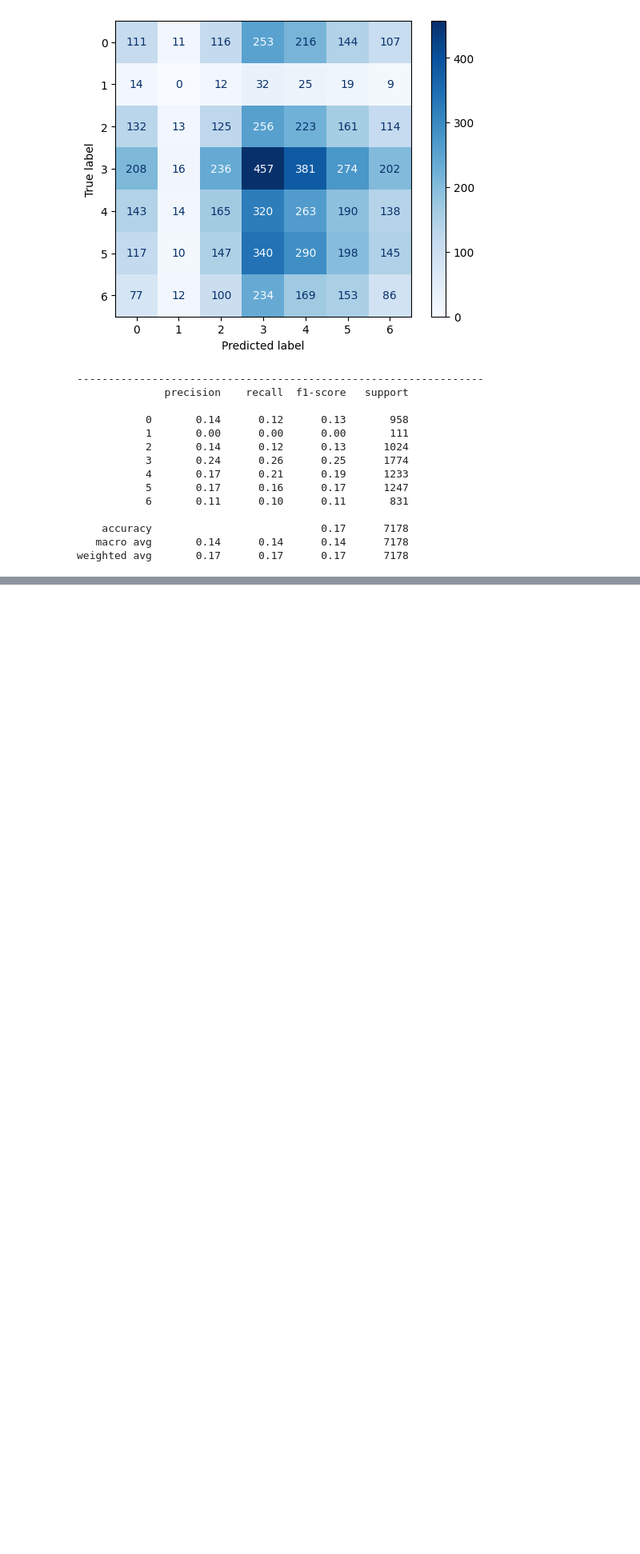
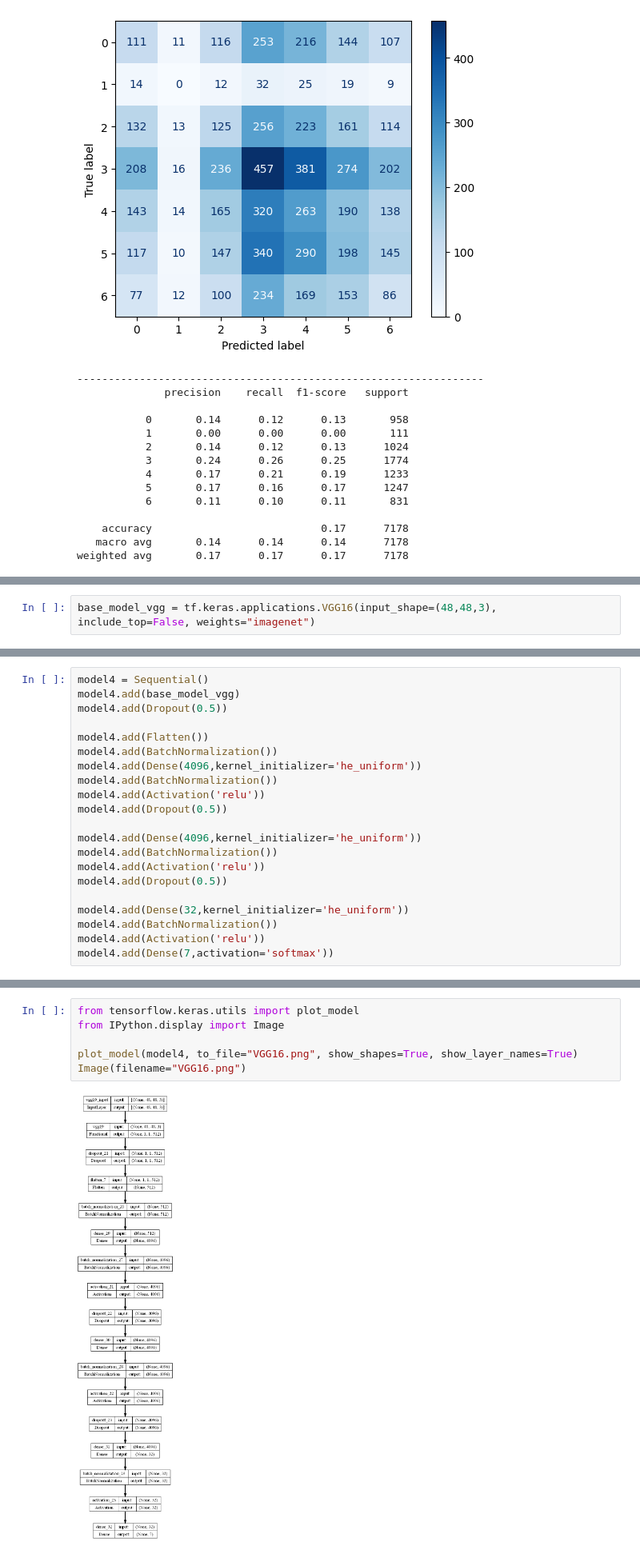
Before and after one commit to dhruvchopra2003/FeelTunes2.0, a Jupyter notebook: emotion_detector/EmotionDetection.ipynb, the cells around one changed output, grey strips where cells are left out. Shown at 80% size. Saved outputs shown, nothing was run; the diff lists cells and outputs as text; blank space fills up the shorter version.

```diff
--- a/emotion_detector/EmotionDetection.ipynb
+++ b/emotion_detector/EmotionDetection.ipynb
@@ -457,0 +571,2 @@ Successfully installed joblib-1.2.0 scikit-learn-1.2.2 threadpoolctl-3.1.0
+# %%
+base_model_vgg = tf.keras.applications.VGG16(input_shape=(48,48,3), include_top=False, weights="imagenet")
@@ -457,0 +580,21 @@ Successfully installed joblib-1.2.0 scikit-learn-1.2.2 threadpoolctl-3.1.0
+# %%
+model4 = Sequential()
+model4.add(base_model_vgg)
+model4.add(Dropout(0.5))
+
+model4.add(Flatten())
+model4.add(BatchNormalization())
+model4.add(Dense(4096,kernel_initializer='he_uniform'))
+model4.add(BatchNormalization())
+model4.add(Activation('relu'))
+model4.add(Dropout(0.5))
+
+model4.add(Dense(4096,kernel_initializer='he_uniform'))
+model4.add(BatchNormalization())
+model4.add(Activation('relu'))
+model4.add(Dropout(0.5))
+
+model4.add(Dense(32,kernel_initializer='he_uniform'))
+model4.add(BatchNormalization())
+model4.add(Activation('relu'))
+model4.add(Dense(7,activation='softmax'))
@@ -457,0 +621,8 @@ Successfully installed joblib-1.2.0 scikit-learn-1.2.2 threadpoolctl-3.1.0
+# %%
+from tensorflow.keras.utils import plot_model
+from IPython.display import Image
+
+plot_model(model4, to_file="VGG16.png", show_shapes=True, show_layer_names=True)
+Image(filename="VGG16.png")
+# %% [output]
+[figure, added]
```
Also changed, not shown: parts of 52 cells of this notebook, 3 other files.
